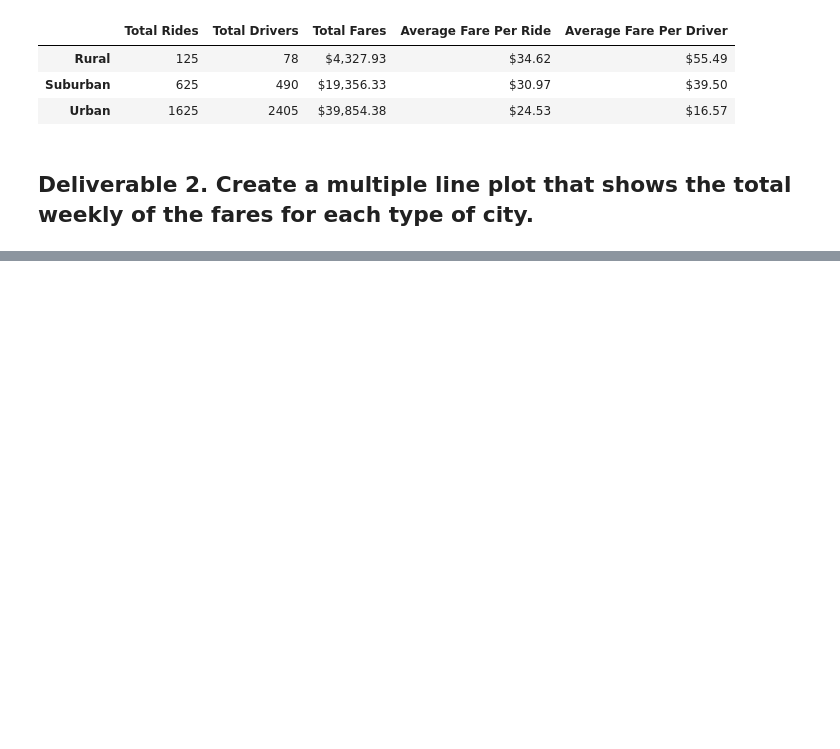
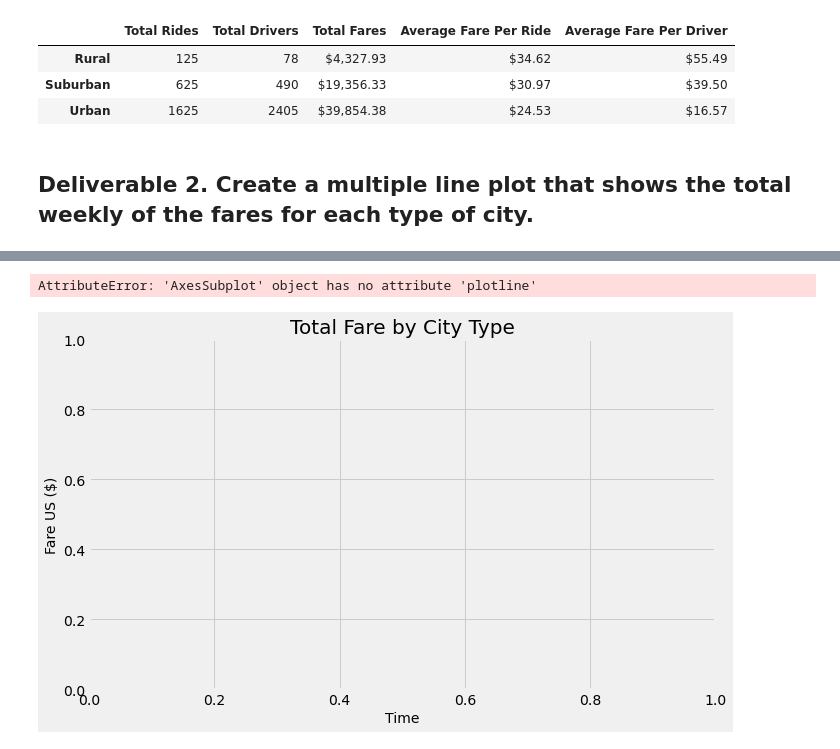
Before and after one commit to rskronek/PyBer_Analysis, a Jupyter notebook: PyBer_Challenge.ipynb, the cells around one changed output, grey strips where cells are left out. Drawn from its saved outputs; the diff is of its cells as text; code cells hidden in the pictures; blank space fills up the shorter version.

```diff
--- a/PyBer_Challenge.ipynb
+++ b/PyBer_Challenge.ipynb
@@ -154,7 +269,25 @@ pyber_summary_df
 # %%
 # 8. Using the object-oriented interface method, plot the resample DataFrame using the df.plot() function.
 
 # Import the style from Matplotlib.
+# Import dependencies.
+import matplotlib.pyplot as plt
 from matplotlib import style
 # Use the graph style fivethirtyeight.
-style.use('fivethirtyeight')
+#style.use('fivethirtyeight')
+
+#x_labels = ["Urban", "Suburban","Rural"]
+#ride_count_data = [urban_ride_count, suburban_ride_count, rural_ride_count]
+fig, ax = plt.subplots(figsize=(10, 6))
+ax.set_title('Total Fare by City Type',fontsize=20)
+ax.set_ylabel('Fare US ($)',fontsize=14)
+ax.set_xlabel("Time",fontsize=14)
+ax.plotline(ride_count_data, labels=x_labels)
+#ax.set_yticks(np.arange(0, 45, step=3.0))
+
+# Save the figure.
+#plt.savefig("analysis/Fig2.png")
+plt.show()
+# %% [output]
+AttributeError: 'AxesSubplot' object has no attribute 'plotline'
+[figure, added]
```
Also changed, not shown: parts of 8 cells of this notebook.
